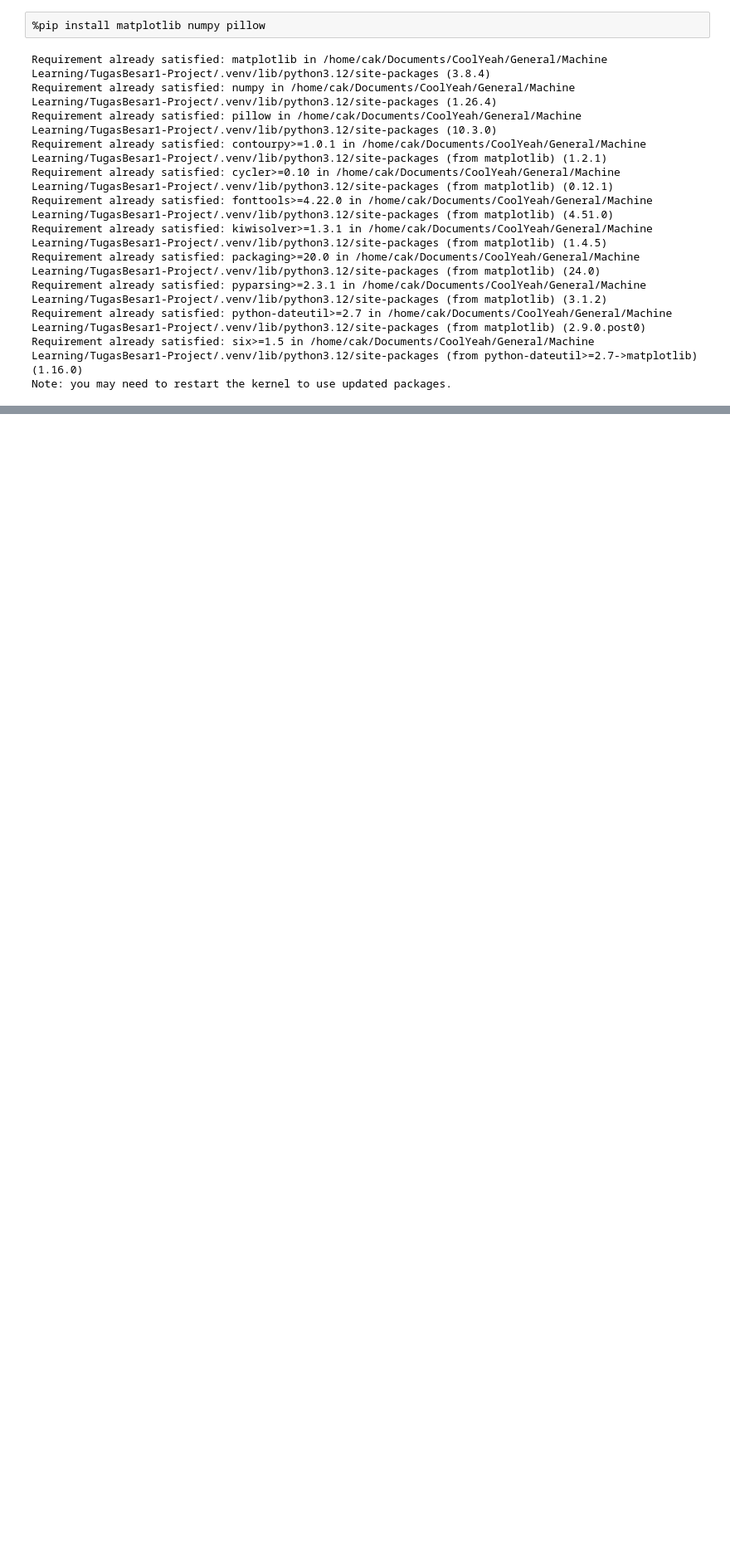
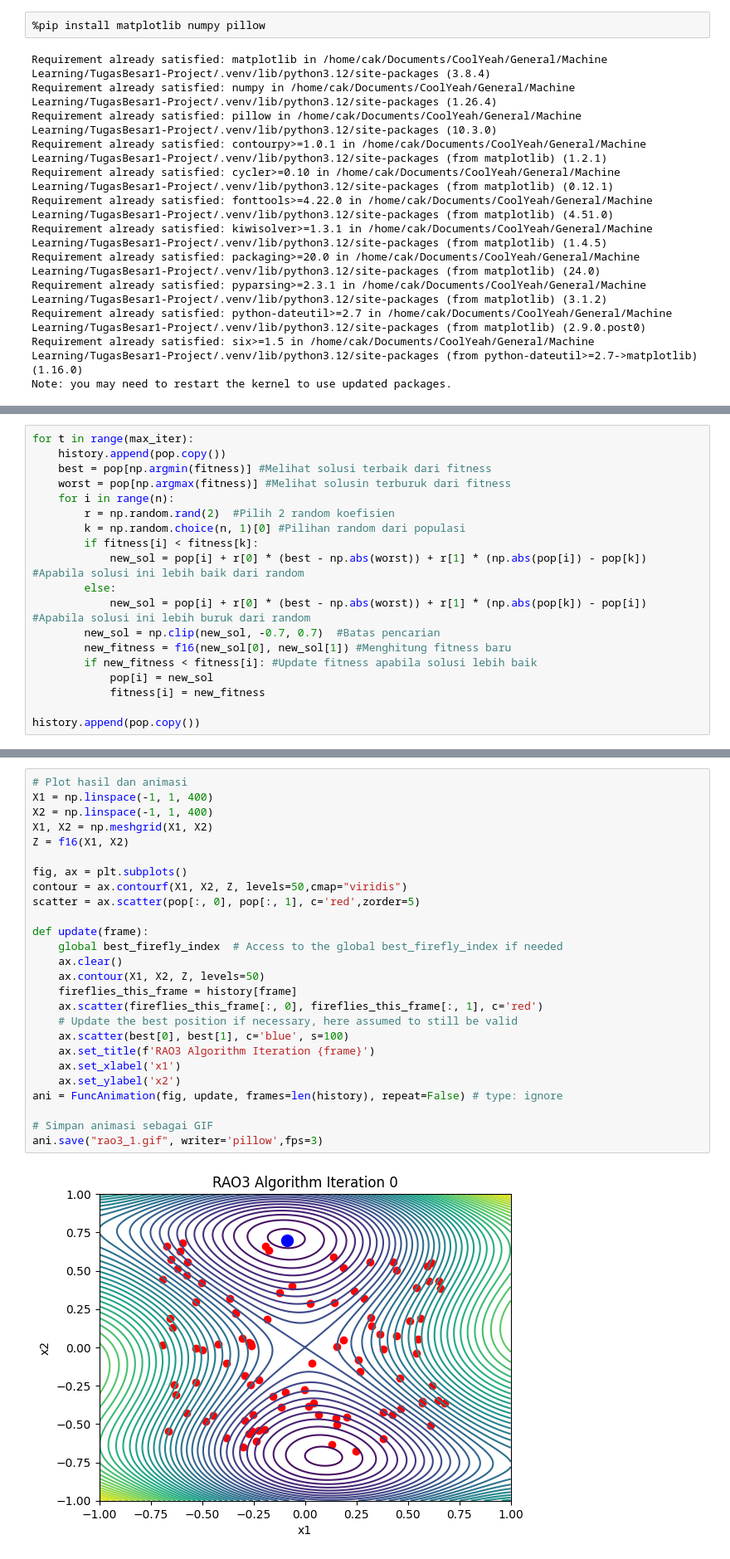
Before and after one commit to CakZemprongzz/Firefly-RAO3-ML-Project, a Jupyter notebook: rao3/rao3_1.ipynb, the cells around one changed output, grey strips where cells are left out. Shown at 83% size. Saved outputs shown, nothing was run; the diff lists cells and outputs as text; blank space fills up the shorter version.

```diff
--- a/rao3/rao3_1.ipynb
+++ b/rao3/rao3_1.ipynb
@@ -81,0 +81,19 @@ plt.show()
+# %%
+for t in range(max_iter):
+    history.append(pop.copy())
+    best = pop[np.argmin(fitness)] #Melihat solusi terbaik dari fitness
+    worst = pop[np.argmax(fitness)] #Melihat solusin terburuk dari fitness
+    for i in range(n):
+        r = np.random.rand(2)  #Pilih 2 random koefisien
+        k = np.random.choice(n, 1)[0] #Pilihan random dari populasi
+        if fitness[i] < fitness[k]:
+            new_sol = pop[i] + r[0] * (best - np.abs(worst)) + r[1] * (np.abs(pop[i]) - pop[k]) #Apabila solusi ini lebih baik dari random
+        else:
+            new_sol = pop[i] + r[0] * (best - np.abs(worst)) + r[1] * (np.abs(pop[k]) - pop[i]) #Apabila solusi ini lebih buruk dari random
+        new_sol = np.clip(new_sol, -0.7, 0.7)  #Batas pencarian
+        new_fitness = f16(new_sol[0], new_sol[1]) #Menghitung fitness baru
+        if new_fitness < fitness[i]: #Update fitness apabila solusi lebih baik
+            pop[i] = new_sol
+            fitness[i] = new_fitness
+
+history.append(pop.copy())
@@ -81,0 +102,28 @@ plt.show()
+# %%
+# Plot hasil dan animasi
+X1 = np.linspace(-1, 1, 400)
+X2 = np.linspace(-1, 1, 400)
+X1, X2 = np.meshgrid(X1, X2)
+Z = f16(X1, X2)
+
+fig, ax = plt.subplots()
+contour = ax.contourf(X1, X2, Z, levels=50,cmap="viridis")
+scatter = ax.scatter(pop[:, 0], pop[:, 1], c='red',zorder=5)
+
+def update(frame):
+    global best_firefly_index  # Access to the global best_firefly_index if needed
+    ax.clear()
+    ax.contour(X1, X2, Z, levels=50)
+    fireflies_this_frame = history[frame]
+    ax.scatter(fireflies_this_frame[:, 0], fireflies_this_frame[:, 1], c='red')
+    # Update the best position if necessary, here assumed to still be valid
+    ax.scatter(best[0], best[1], c='blue', s=100)
+    ax.set_title(f'RAO3 Algorithm Iteration {frame}')
+    ax.set_xlabel('x1')
+    ax.set_ylabel('x2')
+ani = FuncAnimation(fig, update, frames=len(history), repeat=False) # type: ignore
+
+# Simpan animasi sebagai GIF
+ani.save("rao3_1.gif", writer='pillow',fps=3)
+# %% [output]
+[figure, added]
```
Also changed, not shown: parts of 20 cells of this notebook, 10 other files.
